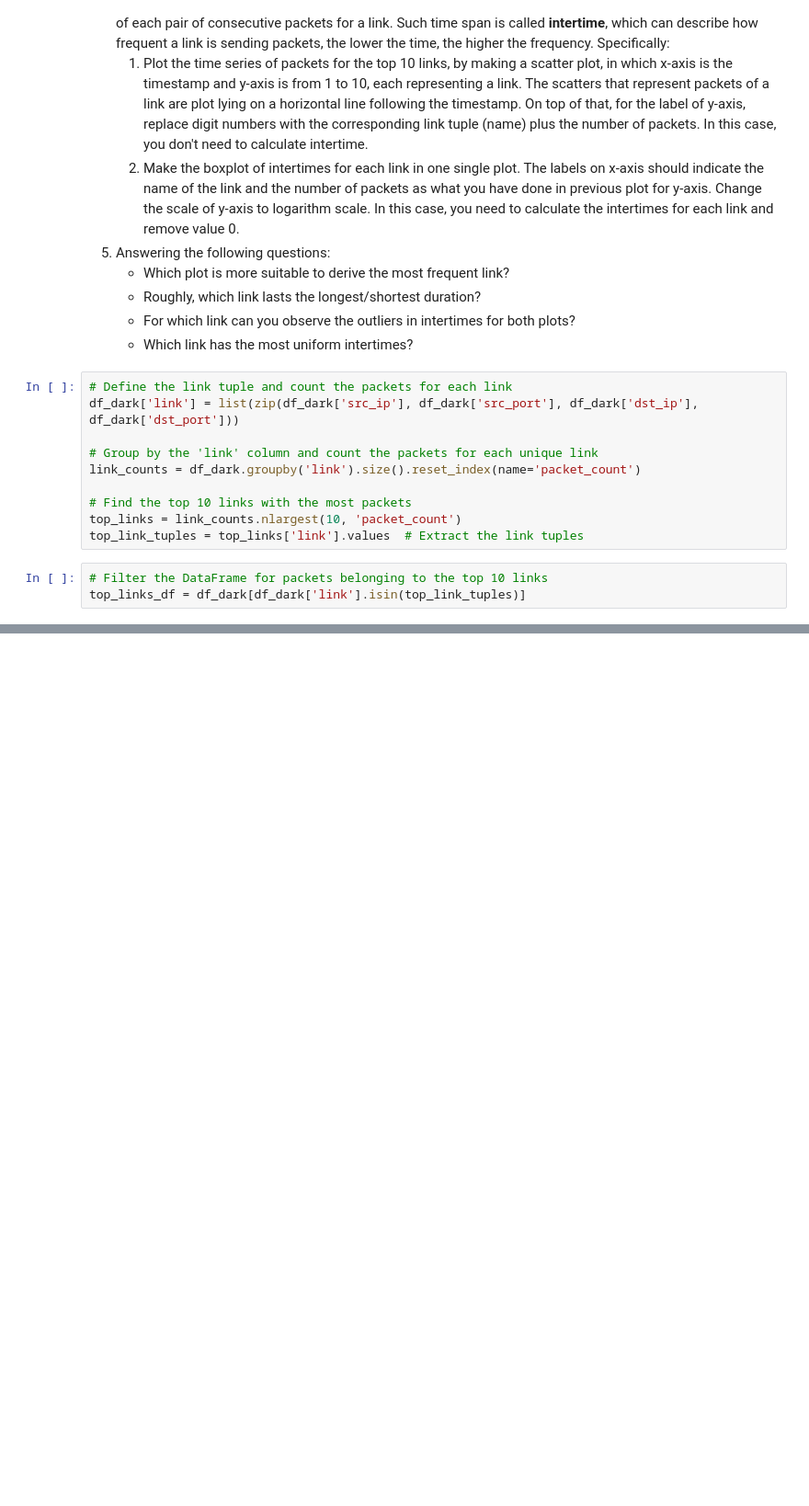
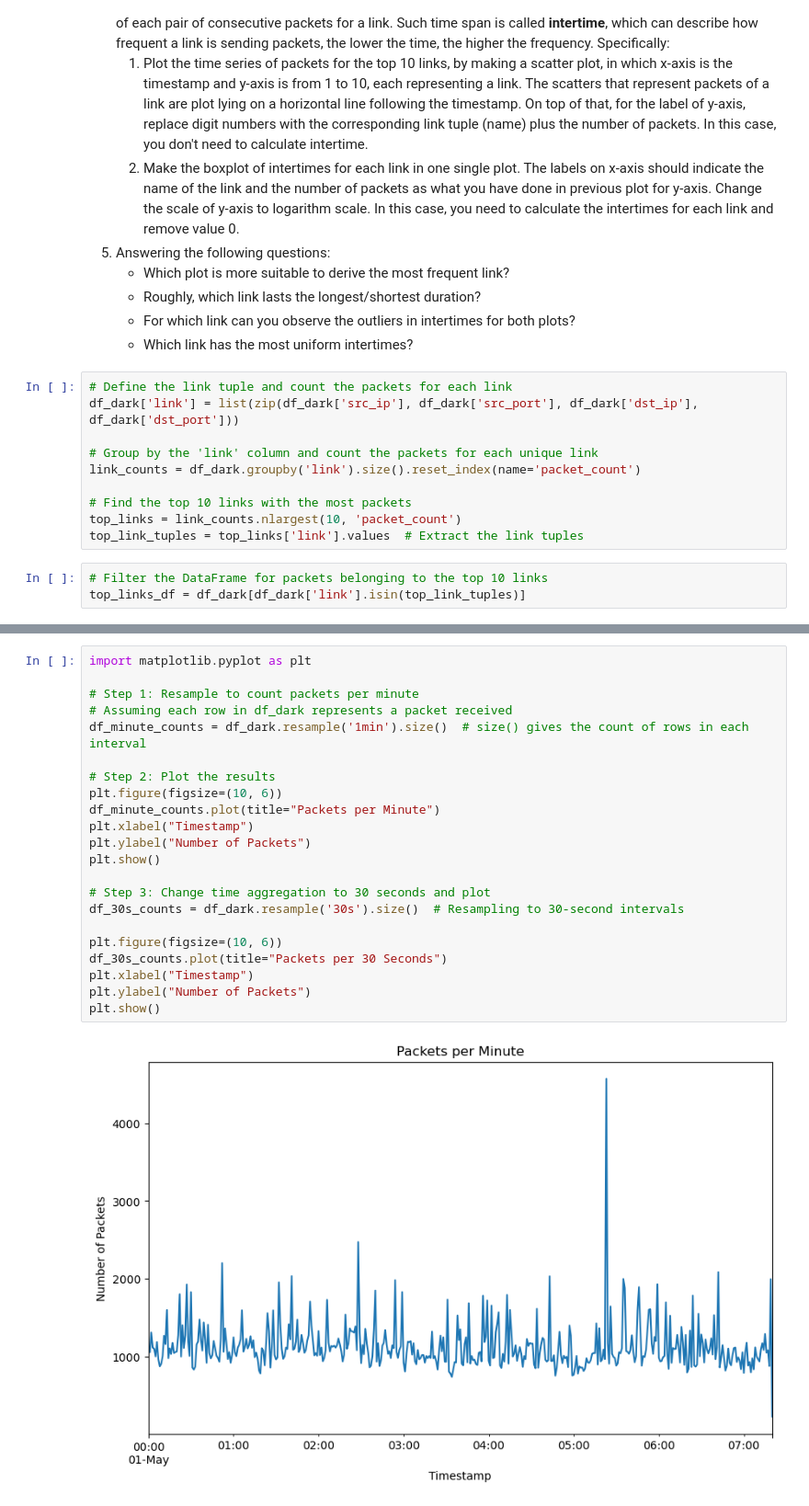
Before and after one commit to RenatoMignone/Machine-Learning-for-Networking, a Jupyter notebook: LAB/Lab 4/lab_4- Darknet.ipynb, the cells around one changed output, grey strips where cells are left out. Shown at 92% size. Cells and saved outputs as stored; diff of their text form; blank space fills up the shorter version.

```diff
--- a/LAB/Lab 4/lab_4- Darknet.ipynb
+++ b/LAB/Lab 4/lab_4- Darknet.ipynb
@@ -215,0 +215,24 @@ KeyError: 'ts'
+# %%
+import matplotlib.pyplot as plt
+
+# Step 1: Resample to count packets per minute
+# Assuming each row in df_dark represents a packet received
+df_minute_counts = df_dark.resample('1min').size()  # size() gives the count of rows in each interval
+
+# Step 2: Plot the results
+plt.figure(figsize=(10, 6))
+df_minute_counts.plot(title="Packets per Minute")
+plt.xlabel("Timestamp")
+plt.ylabel("Number of Packets")
+plt.show()
+
+# Step 3: Change time aggregation to 30 seconds and plot
+df_30s_counts = df_dark.resample('30s').size()  # Resampling to 30-second intervals
+
+plt.figure(figsize=(10, 6))
+df_30s_counts.plot(title="Packets per 30 Seconds")
+plt.xlabel("Timestamp")
+plt.ylabel("Number of Packets")
+plt.show()
+# %% [output]
+[figure, added]
```
Also changed, not shown: parts of 4 cells of this notebook.
